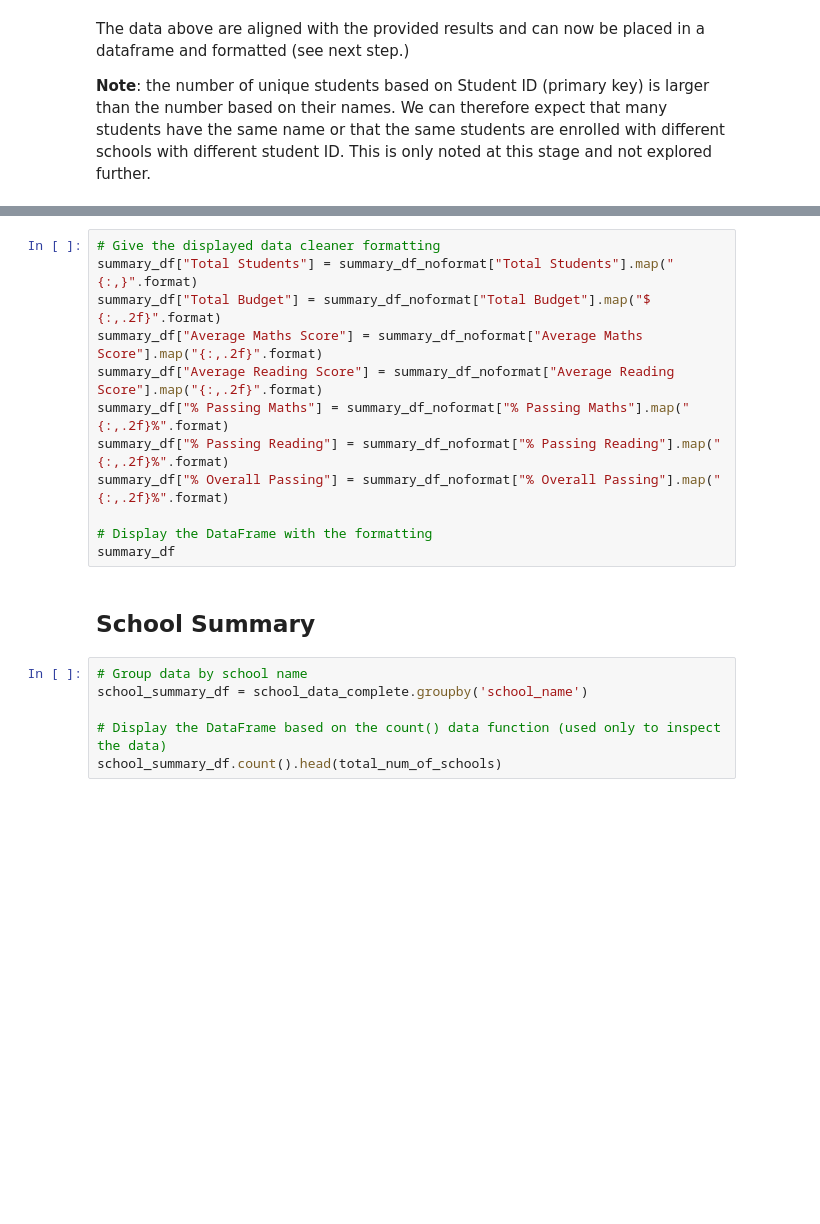
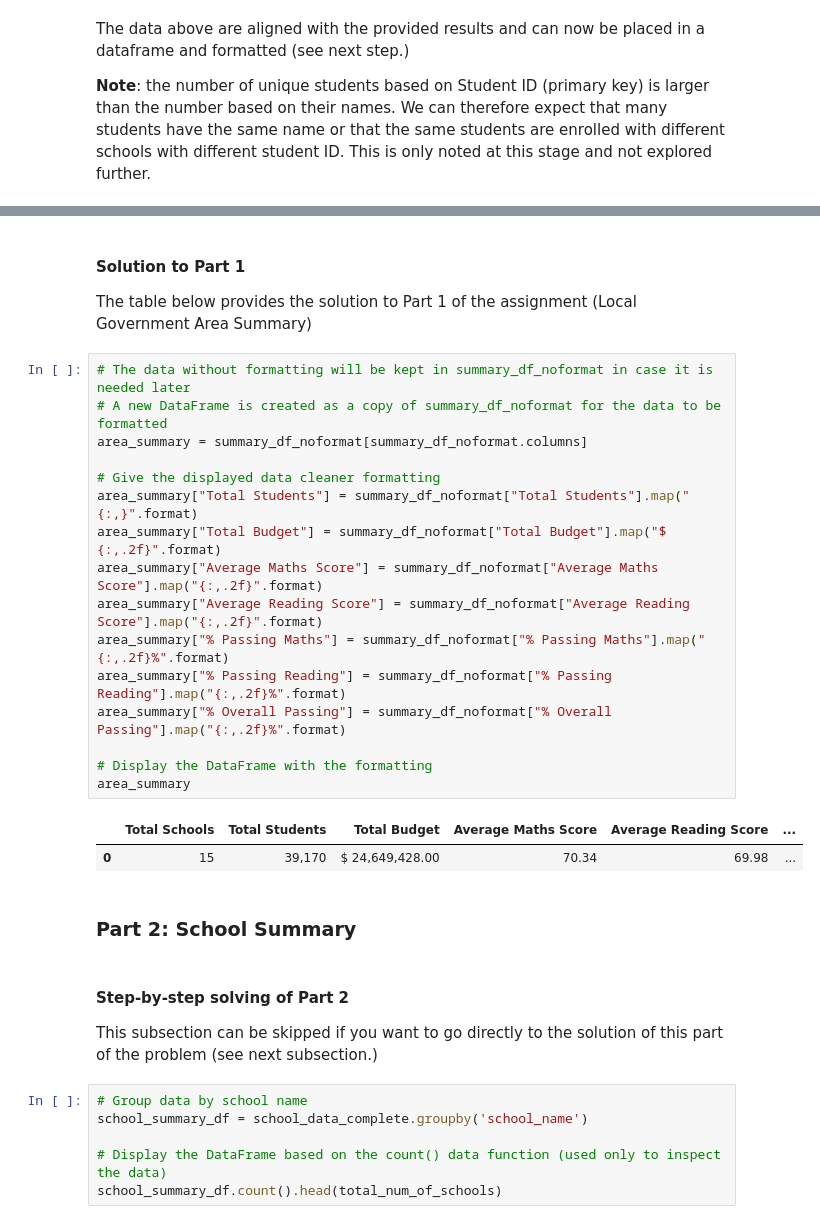
Before and after one commit to benoitchamot/PyCitySchools, a Jupyter notebook: PyCitySchools/Report.ipynb, the cells around one changed output, grey strips where cells are left out. Cells and saved outputs as stored; diff of their text form; blank space fills up the shorter version.

```diff
--- a/PyCitySchools/Report.ipynb
+++ b/PyCitySchools/Report.ipynb
@@ -111,17 +139,30 @@ summary_df_noformat
+# %% [markdown]
+#### Solution to Part 1
+The table below provides the solution to Part 1 of the assignment (Local Government Area Summary)
 # %%
+# The data without formatting will be kept in summary_df_noformat in case it is needed later
+# A new DataFrame is created as a copy of summary_df_noformat for the data to be formatted
+area_summary = summary_df_noformat[summary_df_noformat.columns]
+
 # Give the displayed data cleaner formatting
-summary_df["Total Students"] = summary_df_noformat["Total Students"].map("{:,}".format)
-summary_df["Total Budget"] = summary_df_noformat["Total Budget"].map("$ {:,.2f}".format)
-summary_df["Average Maths Score"] = summary_df_noformat["Average Maths Score"].map("{:,.2f}".format)
-summary_df["Average Reading Score"] = summary_df_noformat["Average Reading Score"].map("{:,.2f}".format)
-summary_df["% Passing Maths"] = summary_df_noformat["% Passing Maths"].map("{:,.2f}%".format)
-summary_df["% Passing Reading"] = summary_df_noformat["% Passing Reading"].map("{:,.2f}%".format)
-summary_df["% Overall Passing"] = summary_df_noformat["% Overall Passing"].map("{:,.2f}%".format)
+area_summary["Total Students"] = summary_df_noformat["Total Students"].map("{:,}".format)
+area_summary["Total Budget"] = summary_df_noformat["Total Budget"].map("$ {:,.2f}".format)
+area_summary["Average Maths Score"] = summary_df_noformat["Average Maths Score"].map("{:,.2f}".format)
+area_summary["Average Reading Score"] = summary_df_noformat["Average Reading Score"].map("{:,.2f}".format)
+area_summary["% Passing Maths"] = summary_df_noformat["% Passing Maths"].map("{:,.2f}%".format)
+area_summary["% Passing Reading"] = summary_df_noformat["% Passing Reading"].map("{:,.2f}%".format)
+area_summary["% Overall Passing"] = summary_df_noformat["% Overall Passing"].map("{:,.2f}%".format)
 
 # Display the DataFrame with the formatting
-summary_df
+area_summary
+# %% [output]
+|  | Total Schools | Total Students | Total Budget | Average Maths Score | Average Reading Score | ... |
+| 0 | 15 | 39,170 | $ 24,649,428.00 | 70.34 | 69.98 | ... |
 # %% [markdown]
-## School Summary
+### Part 2: School Summary
+# %% [markdown]
+#### Step-by-step solving of Part 2
+This subsection can be skipped if you want to go directly to the solution of this part of the problem (see next subsection.)
 # %%
 # Group data by school name
 school_summary_df = school_data_complete.groupby('school_name')
```
Also changed, not shown: parts of 53 cells of this notebook.
